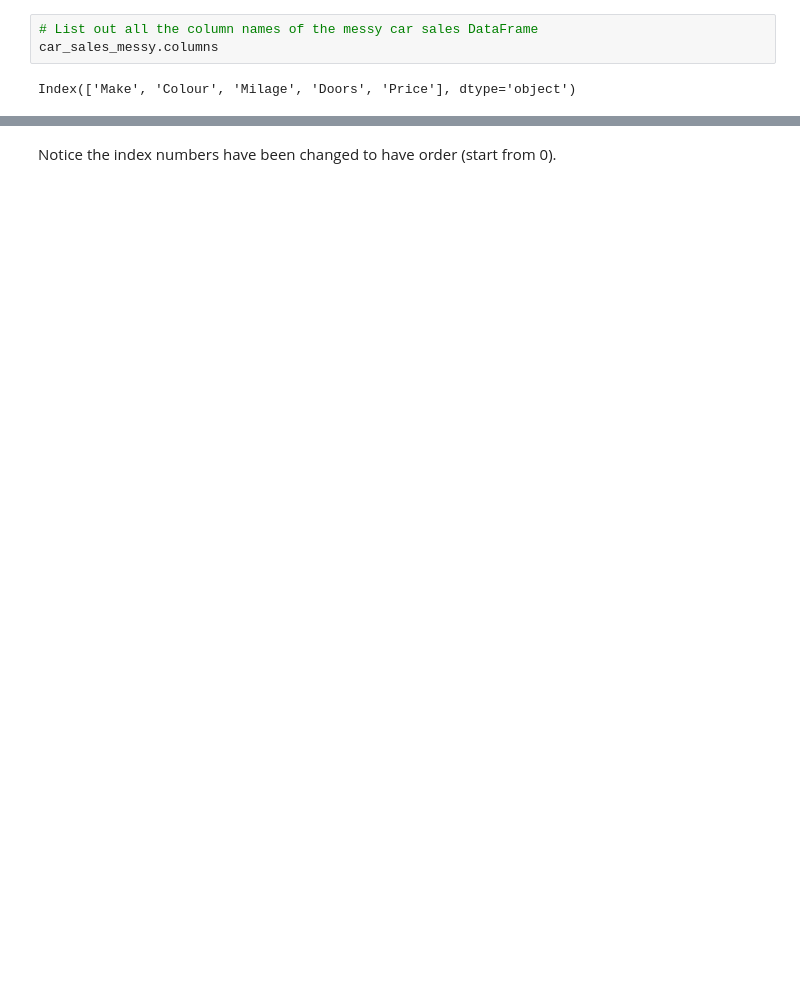
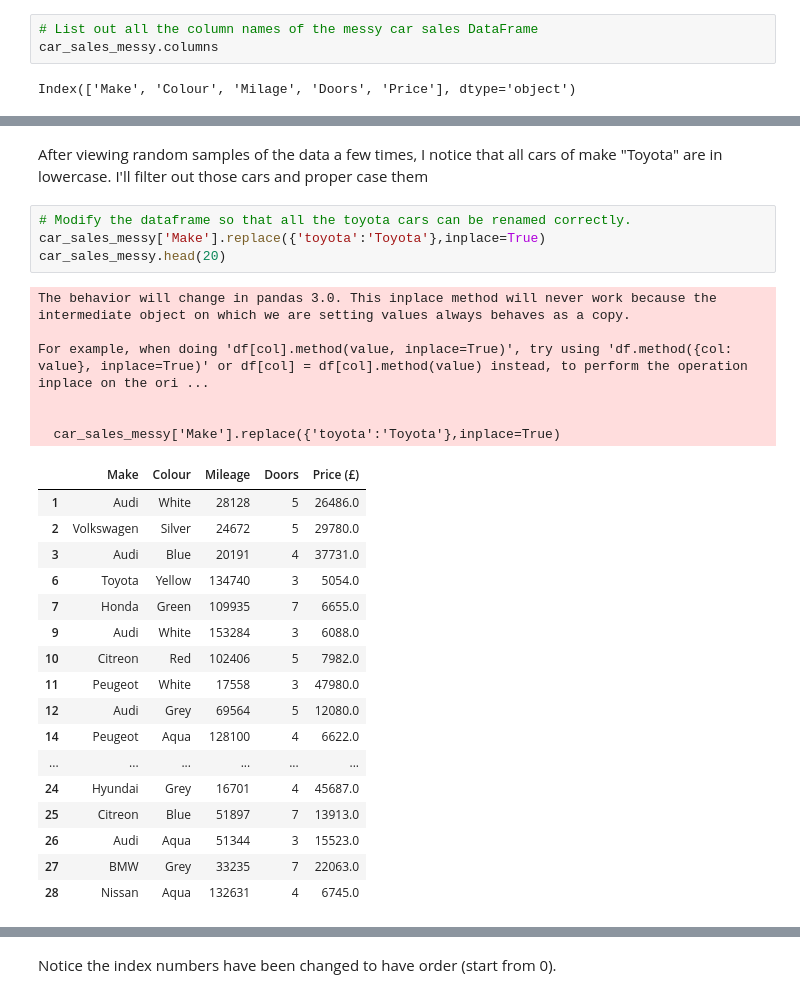
Before and after one commit to Op3yem1/AI_ML_Portfolio, a Jupyter notebook: Car Sales Prediction/car_sales_data.ipynb, the cells around one changed output, grey strips where cells are left out. Saved outputs shown, nothing was run; the diff lists cells and outputs as text; blank space fills up the shorter version.

```diff
--- a/Car Sales Prediction/car_sales_data.ipynb
+++ b/Car Sales Prediction/car_sales_data.ipynb
@@ -713,0 +594,30 @@ car_sales_shuffled.reset_index()
+# %% [markdown]
+After viewing random samples of the data a few times, I notice that all cars of make "Toyota" are in lowercase. I'll filter out those cars and proper case them
+# %%
+# Modify the dataframe so that all the toyota cars can be renamed correctly.
+car_sales_messy['Make'].replace({'toyota':'Toyota'},inplace=True)
+car_sales_messy.head(20)
+# %% [output]
+The behavior will change in pandas 3.0. This inplace method will never work because the intermediate object on which we are setting values always behaves as a copy.
+
+For example, when doing 'df[col].method(value, inplace=True)', try using 'df.method({col: value}, inplace=True)' or df[col] = df[col].method(value) instead, to perform the operation inplace on the ori ...
+
+
+  car_sales_messy['Make'].replace({'toyota':'Toyota'},inplace=True)
+|  | Make | Colour | Mileage | Doors | Price (£) |
+| 1 | Audi | White | 28128 | 5 | 26486.0 |
+| 2 | Volkswagen | Silver | 24672 | 5 | 29780.0 |
+| 3 | Audi | Blue | 20191 | 4 | 37731.0 |
+| 6 | Toyota | Yellow | 134740 | 3 | 5054.0 |
+| 7 | Honda | Green | 109935 | 7 | 6655.0 |
+| 9 | Audi | White | 153284 | 3 | 6088.0 |
+| 10 | Citreon | Red | 102406 | 5 | 7982.0 |
+| 11 | Peugeot | White | 17558 | 3 | 47980.0 |
+| 12 | Audi | Grey | 69564 | 5 | 12080.0 |
+| 14 | Peugeot | Aqua | 128100 | 4 | 6622.0 |
+| ... | ... | ... | ... | ... | ... |
+| 24 | Hyundai | Grey | 16701 | 4 | 45687.0 |
+| 25 | Citreon | Blue | 51897 | 7 | 13913.0 |
+| 26 | Audi | Aqua | 51344 | 3 | 15523.0 |
+| 27 | BMW | Grey | 33235 | 7 | 22063.0 |
+| 28 | Nissan | Aqua | 132631 | 4 | 6745.0 |
```
Also changed, not shown: parts of 59 cells of this notebook.
